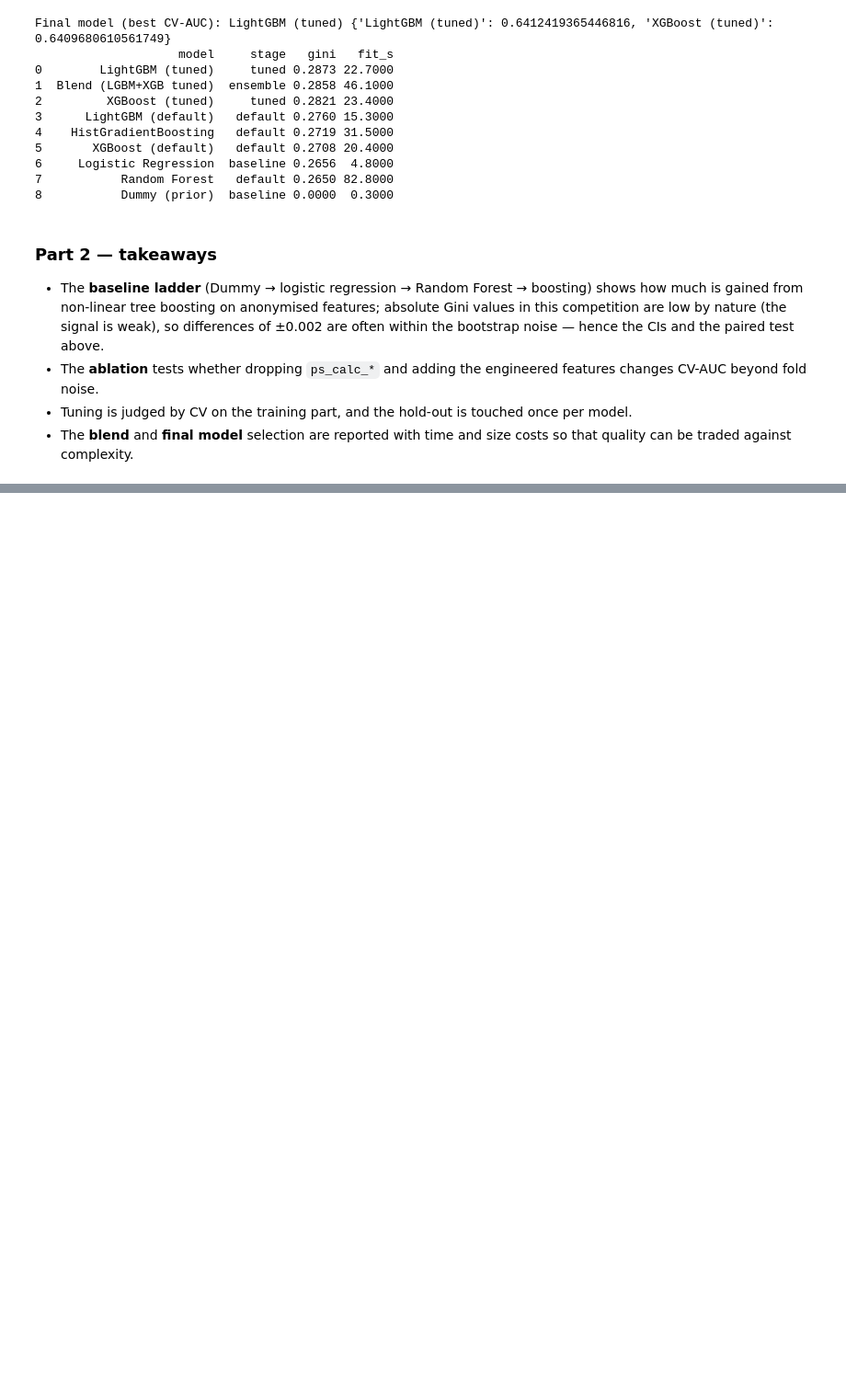
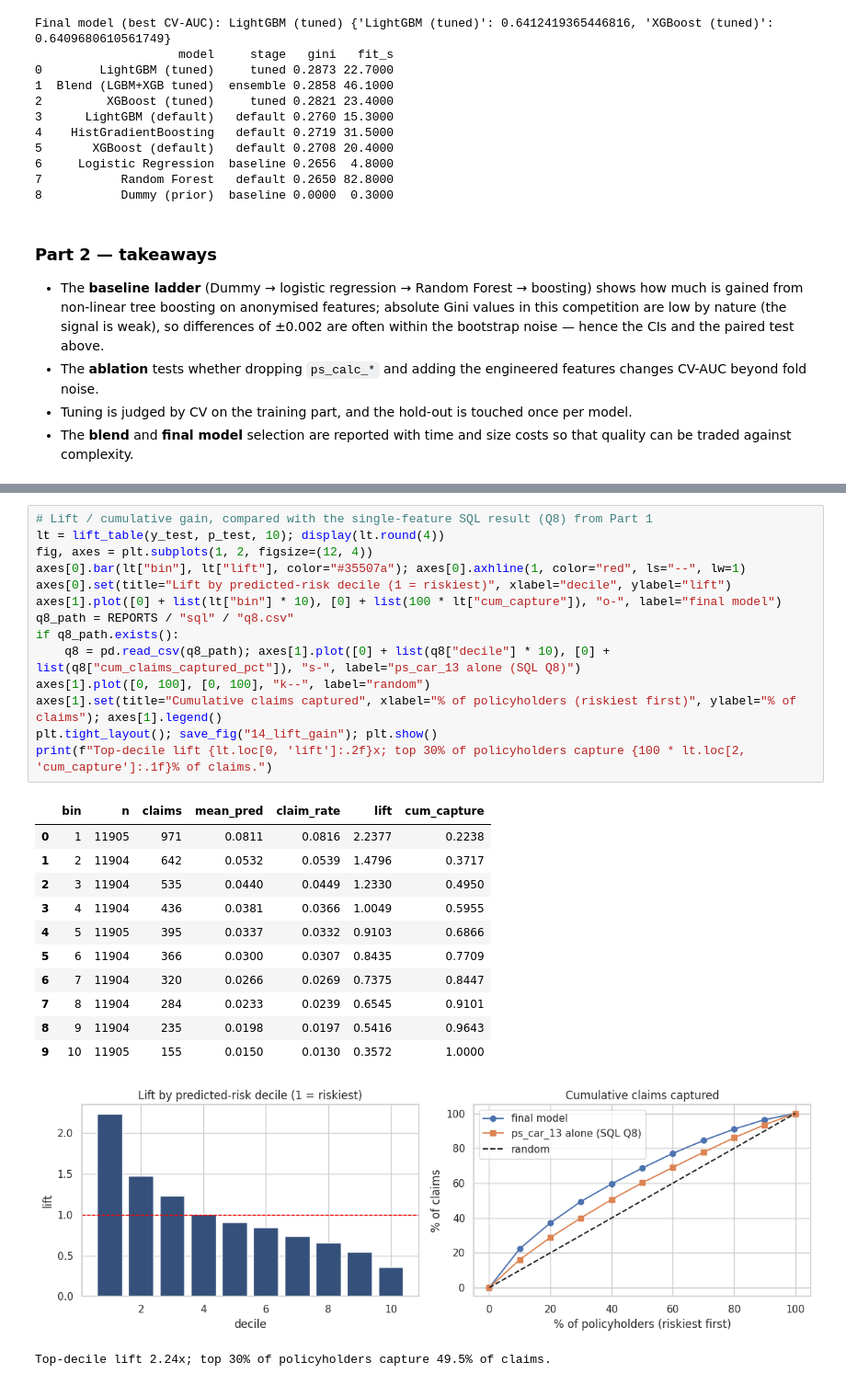
Before and after one commit to Onelvay/ai-final-project, a Jupyter notebook: Insurance_Claim_Prediction.ipynb, the cells around one changed output, grey strips where cells are left out. Shown at 92% size. Cells and saved outputs as stored; diff of their text form; blank space fills up the shorter version.

```diff
--- a/Insurance_Claim_Prediction.ipynb
+++ b/Insurance_Claim_Prediction.ipynb
@@ -1746,0 +1892,28 @@ Final model (best CV-AUC): LightGBM (tuned) {'LightGBM (tuned)': 0.6412419365446
+# %%
+# Lift / cumulative gain, compared with the single-feature SQL result (Q8) from Part 1
+lt = lift_table(y_test, p_test, 10); display(lt.round(4))
+fig, axes = plt.subplots(1, 2, figsize=(12, 4))
+axes[0].bar(lt["bin"], lt["lift"], color="#35507a"); axes[0].axhline(1, color="red", ls="--", lw=1)
+axes[0].set(title="Lift by predicted-risk decile (1 = riskiest)", xlabel="decile", ylabel="lift")
+axes[1].plot([0] + list(lt["bin"] * 10), [0] + list(100 * lt["cum_capture"]), "o-", label="final model")
+q8_path = REPORTS / "sql" / "q8.csv"
+if q8_path.exists():
+    q8 = pd.read_csv(q8_path); axes[1].plot([0] + list(q8["decile"] * 10), [0] + list(q8["cum_claims_captured_pct"]), "s-", label="ps_car_13 alone (SQL Q8)")
+axes[1].plot([0, 100], [0, 100], "k--", label="random")
+axes[1].set(title="Cumulative claims captured", xlabel="% of policyholders (riskiest first)", ylabel="% of claims"); axes[1].legend()
+plt.tight_layout(); save_fig("14_lift_gain"); plt.show()
+print(f"Top-decile lift {lt.loc[0, 'lift']:.2f}x; top 30% of policyholders capture {100 * lt.loc[2, 'cum_capture']:.1f}% of claims.")
+# %% [output]
+|  | bin | n | claims | mean_pred | claim_rate | lift | cum_capture |
+| 0 | 1 | 11905 | 971 | 0.0811 | 0.0816 | 2.2377 | 0.2238 |
+| 1 | 2 | 11904 | 642 | 0.0532 | 0.0539 | 1.4796 | 0.3717 |
+| 2 | 3 | 11904 | 535 | 0.0440 | 0.0449 | 1.2330 | 0.4950 |
+| 3 | 4 | 11904 | 436 | 0.0381 | 0.0366 | 1.0049 | 0.5955 |
+| 4 | 5 | 11905 | 395 | 0.0337 | 0.0332 | 0.9103 | 0.6866 |
+| 5 | 6 | 11904 | 366 | 0.0300 | 0.0307 | 0.8435 | 0.7709 |
+| 6 | 7 | 11904 | 320 | 0.0266 | 0.0269 | 0.7375 | 0.8447 |
+| 7 | 8 | 11904 | 284 | 0.0233 | 0.0239 | 0.6545 | 0.9101 |
+| 8 | 9 | 11904 | 235 | 0.0198 | 0.0197 | 0.5416 | 0.9643 |
+| 9 | 10 | 11905 | 155 | 0.0150 | 0.0130 | 0.3572 | 1.0000 |
+[figure, added]
+Top-decile lift 2.24x; top 30% of policyholders capture 49.5% of claims.
```
Also changed, not shown: parts of 20 cells of this notebook.
